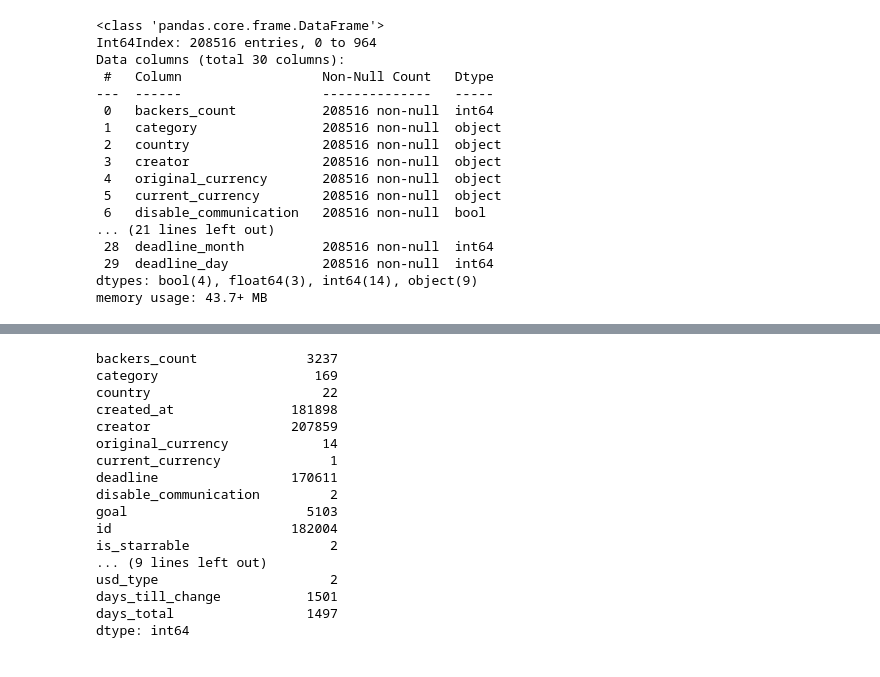
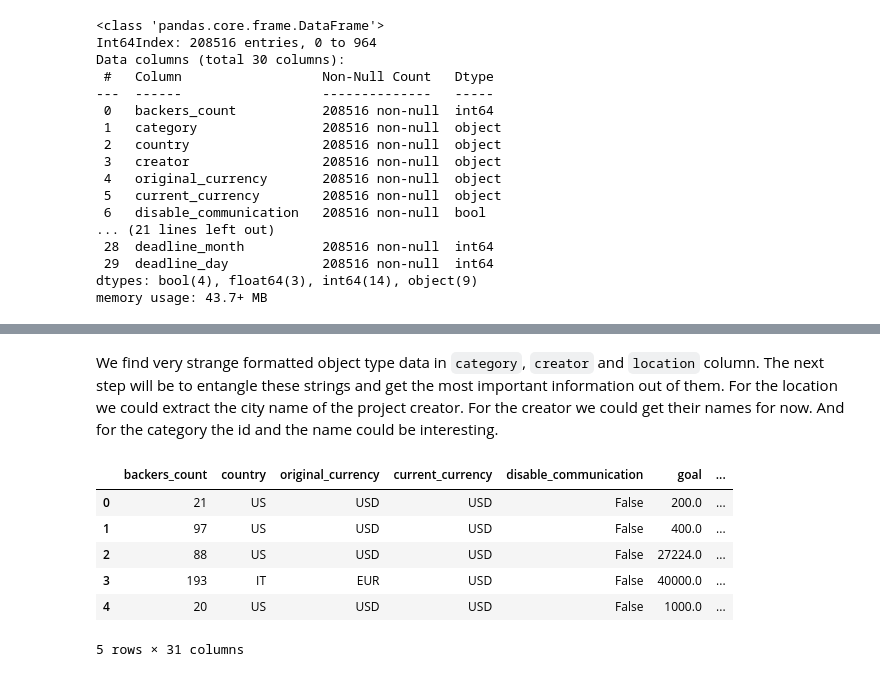
Before and after one commit to reneebrecht/ds-ml-project-kickstarter, a Jupyter notebook: EDA_max.ipynb, the cells around one changed output, grey strips where cells are left out. Drawn from its saved outputs; the diff is of its cells as text; code cells hidden in the pictures.

Commit message:
Build different scripts and worked on data cleaning.

```diff
--- a/EDA_max.ipynb
+++ b/EDA_max.ipynb
@@ -156,0 +158,2 @@ We find very strange formatted object type data in category, creator and locatio
+# %% [markdown]
+We find very strange formatted object type data in `category`, `creator` and `location` column. The next step will be to entangle these strings and get the most important information out of them. For the location we could extract the city name of the project creator. For the creator we could get their names for now. And for the category the id and the name could be interesting.
@@ -157,20 +162,10 @@ We find very strange formatted object type data in category, creator and locatio
 # %%
-df.nunique()
+df.head()
 # %% [output]
+|  | backers_count | country | original_currency | current_currency | disable_communication | goal | ... |
+| 0 | 21 | US | USD | USD | False | 200.0 | ... |
+| 1 | 97 | US | USD | USD | False | 400.0 | ... |
+| 2 | 88 | US | USD | USD | False | 27224.0 | ... |
+| 3 | 193 | IT | EUR | USD | False | 40000.0 | ... |
+| 4 | 20 | US | USD | USD | False | 1000.0 | ... |
-backers_count              3237
-category                    169
-country                      22
-created_at               181898
-creator                  207859
-original_currency            14
-current_currency              1
-deadline                 170611
-disable_communication         2
-goal                       5103
-id                       182004
-is_starrable                  2
-... (9 lines left out)
-usd_type                      2
-days_till_change           1501
-days_total                 1497
-dtype: int64
+5 rows × 31 columns
```
Also changed, not shown: parts of 17 cells of this notebook, 1 other file.
